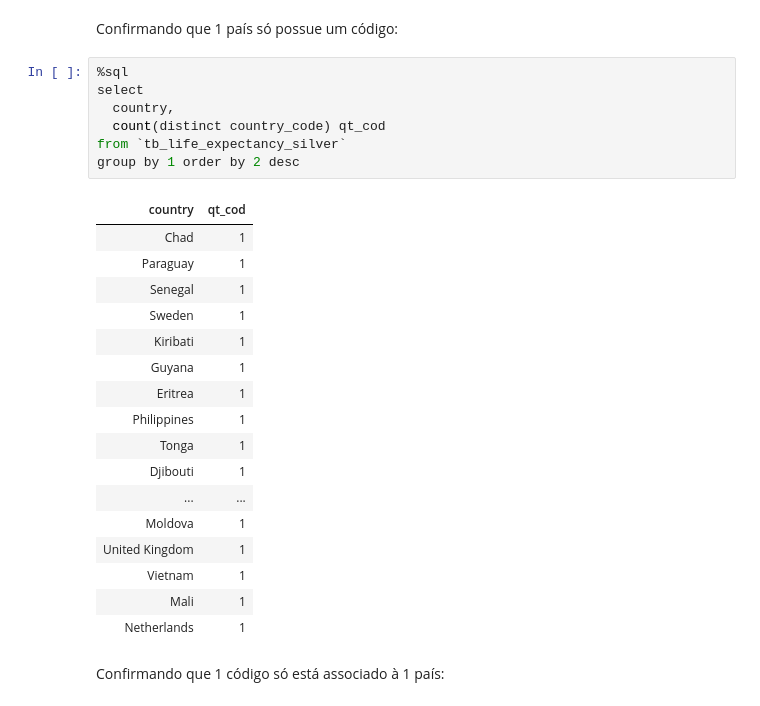
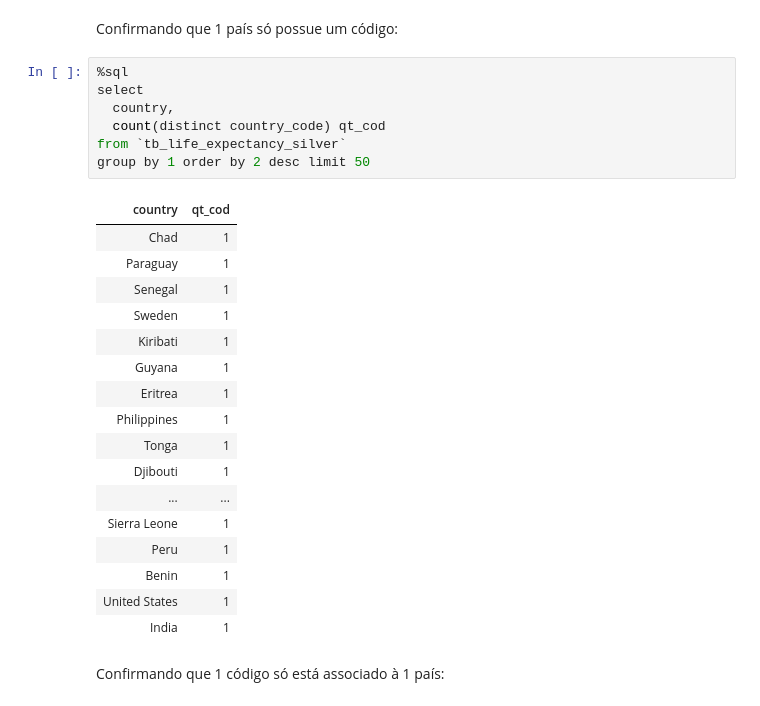
Before and after one commit to fernanda-valente-postgraduate/pos-graduacao-ciencia-de-dados, a Jupyter notebook: Fernanda Valente - MVP - Data Engeneering - Parte 1.ipynb, the cells around one changed output. Drawn from its saved outputs; the diff is of its cells as text.

```diff
--- a/Fernanda Valente - MVP - Data Engeneering - Parte 1.ipynb
+++ b/Fernanda Valente - MVP - Data Engeneering - Parte 1.ipynb
@@ -1260,28 +1199,28 @@ Confirmando que 1 país só possue um código:
 # %%
 %sql
 select
   country,
   count(distinct country_code) qt_cod
 from `tb_life_expectancy_silver`
-group by 1 order by 2 desc
+group by 1 order by 2 desc limit 50
 # %% [output]
 | country | qt_cod |
 | Chad | 1 |
 | Paraguay | 1 |
 | Senegal | 1 |
 | Sweden | 1 |
 | Kiribati | 1 |
 | Guyana | 1 |
 | Eritrea | 1 |
 | Philippines | 1 |
 | Tonga | 1 |
 | Djibouti | 1 |
 | ... | ... |
-| Moldova | 1 |
-| United Kingdom | 1 |
-| Vietnam | 1 |
-| Mali | 1 |
-| Netherlands | 1 |
+| Sierra Leone | 1 |
+| Peru | 1 |
+| Benin | 1 |
+| United States | 1 |
+| India | 1 |
 # %% [markdown]
 Confirmando que 1 código só está associado à 1 país:
 # %%
```
Also changed, not shown: parts of 53 cells of this notebook.
